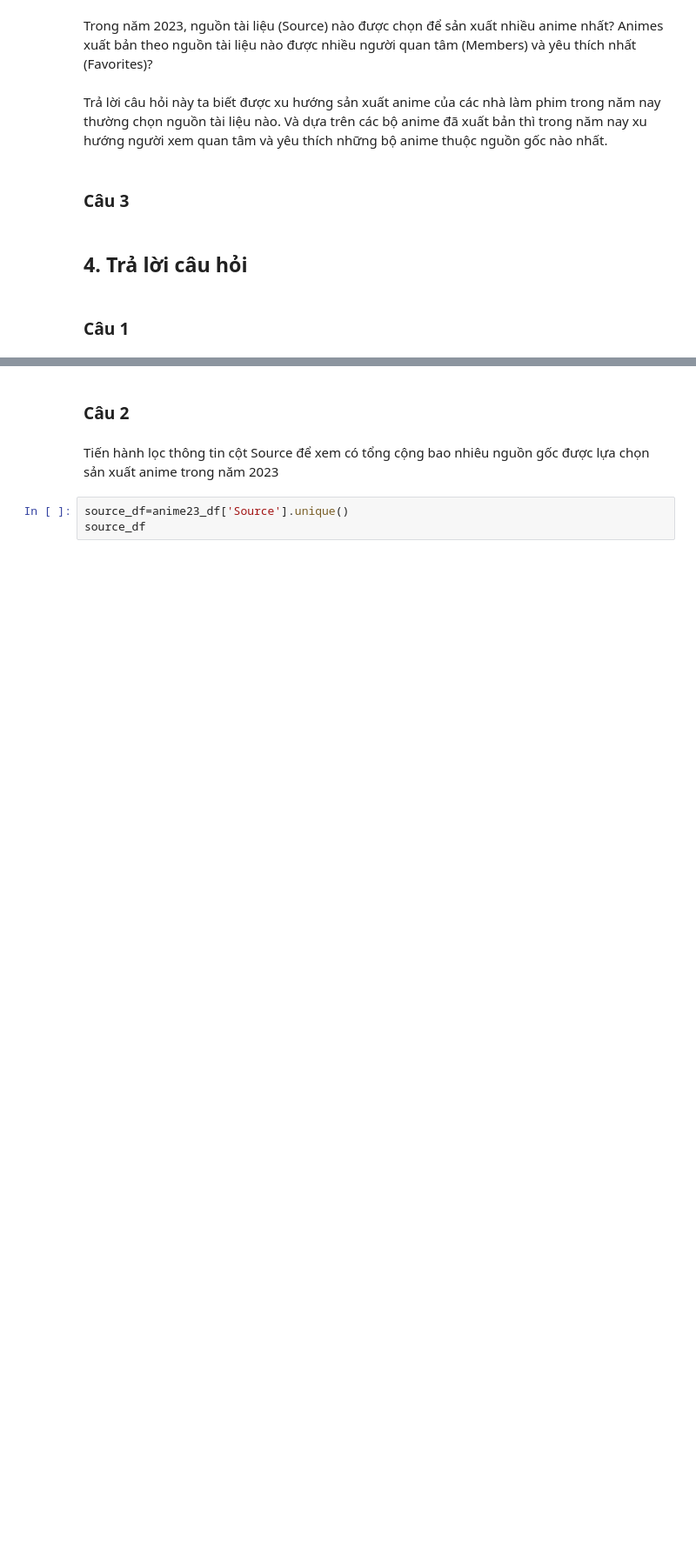
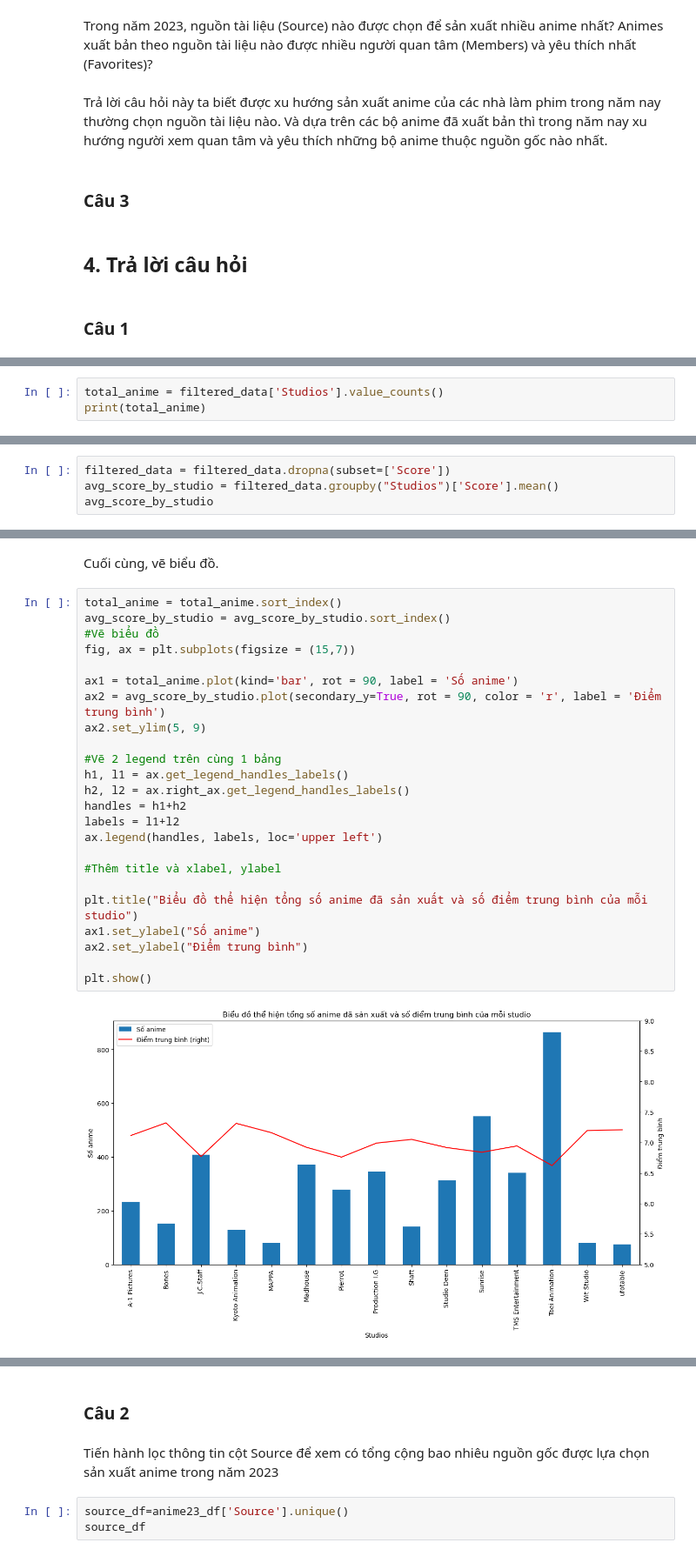
Before and after one commit to AnTuannn/FinalProject_LTKHDL_HKT, a Jupyter notebook: TraLoiCauHoi.ipynb, the cells around one changed output, grey strips where cells are left out. Shown at 87% size. Drawn from its saved outputs; the diff is of its cells as text; blank space fills up the shorter version.

```diff
--- a/TraLoiCauHoi.ipynb
+++ b/TraLoiCauHoi.ipynb
@@ -29,0 +213,3 @@ Trả lời câu hỏi này ta biết được xu hướng sản xuất anime c
+# %%
+total_anime = filtered_data['Studios'].value_counts()
+print(total_anime)
@@ -29,0 +236,4 @@ Trả lời câu hỏi này ta biết được xu hướng sản xuất anime c
+# %%
+filtered_data = filtered_data.dropna(subset=['Score'])
+avg_score_by_studio = filtered_data.groupby("Studios")['Score'].mean()
+avg_score_by_studio
@@ -29,0 +258,28 @@ Trả lời câu hỏi này ta biết được xu hướng sản xuất anime c
+# %% [markdown]
+Cuối cùng, vẽ biểu đồ.
+# %%
+total_anime = total_anime.sort_index()
+avg_score_by_studio = avg_score_by_studio.sort_index()
+#Vẽ biểu đồ
+fig, ax = plt.subplots(figsize = (15,7))
+
+ax1 = total_anime.plot(kind='bar', rot = 90, label = 'Số anime')
+ax2 = avg_score_by_studio.plot(secondary_y=True, rot = 90, color = 'r', label = 'Điểm trung bình')
+ax2.set_ylim(5, 9)
+
+#Vẽ 2 legend trên cùng 1 bảng
+h1, l1 = ax.get_legend_handles_labels()
+h2, l2 = ax.right_ax.get_legend_handles_labels()
+handles = h1+h2
+labels = l1+l2
+ax.legend(handles, labels, loc='upper left')
+
+#Thêm title và xlabel, ylabel
+
+plt.title("Biểu đồ thể hiện tổng số anime đã sản xuất và số điểm trung bình của mỗi studio")
+ax1.set_ylabel("Số anime")
+ax2.set_ylabel("Điểm trung bình")
+
+plt.show()
+# %% [output]
+[figure, added]
```
Also changed, not shown: parts of 55 cells of this notebook.
